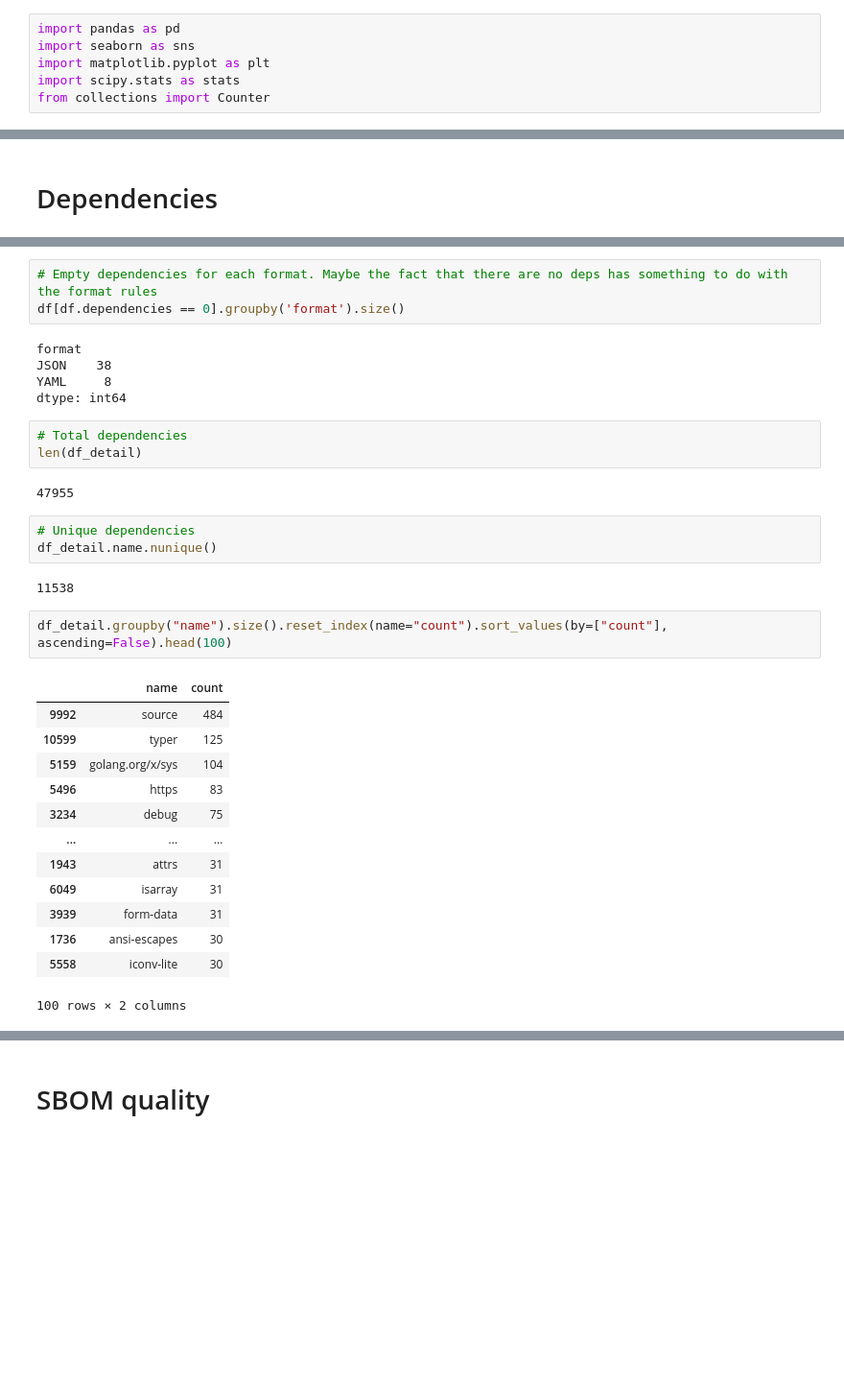
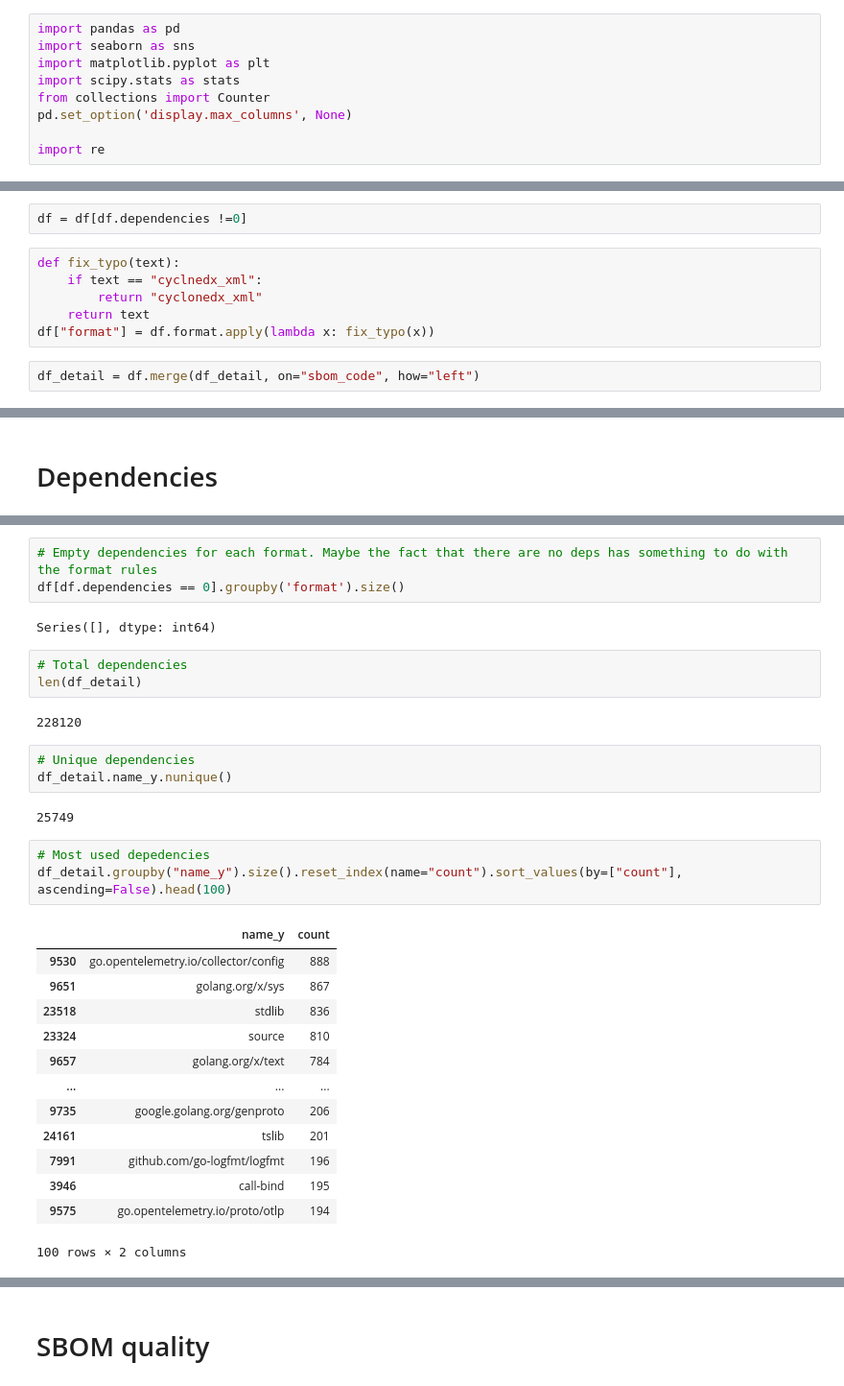
Before and after one commit to AleX04Nov/sbom_scanning, a Jupyter notebook: jupyter_scripts/analysis.ipynb, the cells around one changed output, grey strips where cells are left out. Shown: that part at 96% size. Saved outputs shown, nothing was run; the diff lists cells and outputs as text; blank space fills up the shorter version.

```diff
--- a/jupyter_scripts/analysis.ipynb
+++ b/jupyter_scripts/analysis.ipynb
@@ -4,11 +4,24 @@ import seaborn as sns
 import matplotlib.pyplot as plt
 import scipy.stats as stats
 from collections import Counter
+pd.set_option('display.max_columns', None)
+
+import re
 # %% [markdown]
 # Dataset
 # %%
 df = pd.read_csv("dataset/sbom_list.csv") # general
 df_detail = pd.read_csv("dataset/dependency_list.csv")
+# %%
+df = df[df.dependencies !=0]
+# %%
+def fix_typo(text):
+    if text == "cyclnedx_xml":
+        return "cyclonedx_xml"
+    return text
+df["format"] = df.format.apply(lambda x: fix_typo(x))
+# %%
+df_detail = df.merge(df_detail, on="sbom_code", how="left")
 # %%
 # The number of unique repositories
 len(pd.unique(df['name']))
@@ -85,35 +122,33 @@ len(df[df.dependencies == 0].name)
 # Empty dependencies for each format. Maybe the fact that there are no deps has something to do with the format rules
 df[df.dependencies == 0].groupby('format').size()
 # %% [output]
-format
-JSON    38
-YAML     8
-dtype: int64
+Series([], dtype: int64)
 # %%
 # Total dependencies
 len(df_detail)
 # %% [output]
-47955
+228120
 # %%
 # Unique dependencies
-df_detail.name.nunique()
+df_detail.name_y.nunique()
 # %% [output]
-11538
+25749
 # %%
-df_detail.groupby("name").size().reset_index(name="count").sort_values(by=["count"], ascending=False).head(100)
+# Most used depedencies
+df_detail.groupby("name_y").size().reset_index(name="count").sort_values(by=["count"], ascending=False).head(100)
 # %% [output]
-|  | name | count |
-| 9992 | source | 484 |
-| 10599 | typer | 125 |
-| 5159 | golang.org/x/sys | 104 |
-| 5496 | https | 83 |
-| 3234 | debug | 75 |
+|  | name_y | count |
+| 9530 | go.opentelemetry.io/collector/config | 888 |
+| 9651 | golang.org/x/sys | 867 |
+| 23518 | stdlib | 836 |
+| 23324 | source | 810 |
+| 9657 | golang.org/x/text | 784 |
 | ... | ... | ... |
-| 1943 | attrs | 31 |
-| 6049 | isarray | 31 |
-| 3939 | form-data | 31 |
-| 1736 | ansi-escapes | 30 |
-| 5558 | iconv-lite | 30 |
+| 9735 | google.golang.org/genproto | 206 |
+| 24161 | tslib | 201 |
+| 7991 | github.com/go-logfmt/logfmt | 196 |
+| 3946 | call-bind | 195 |
+| 9575 | go.opentelemetry.io/proto/otlp | 194 |
 100 rows × 2 columns
 # %%
 # Percentage of empty deps
```
Also changed, not shown: parts of 52 cells of this notebook.
